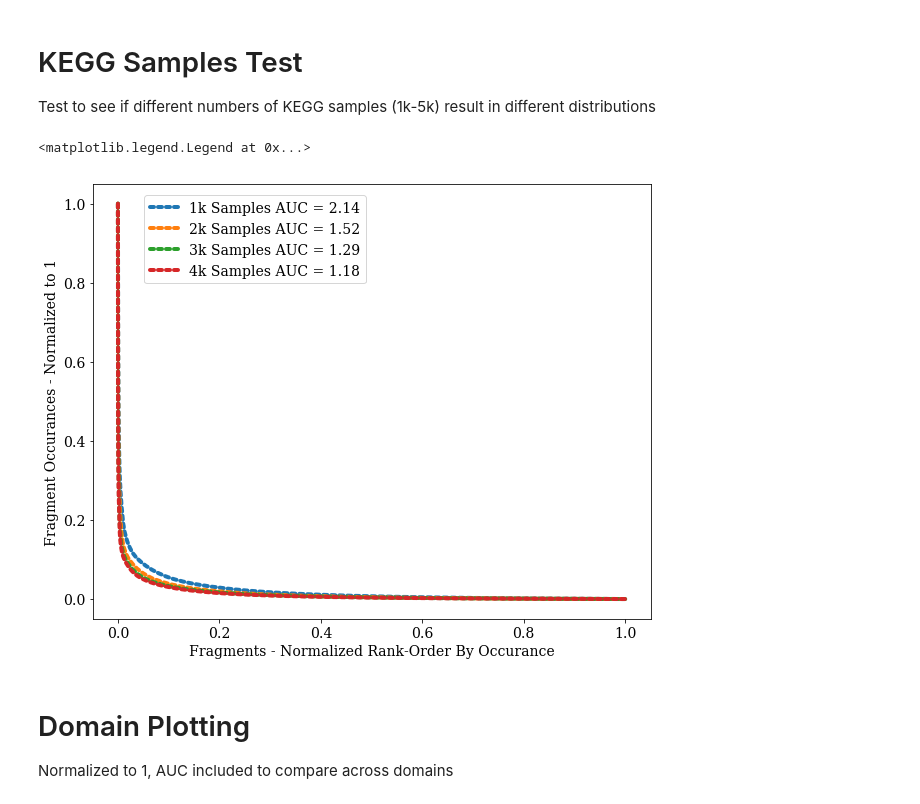
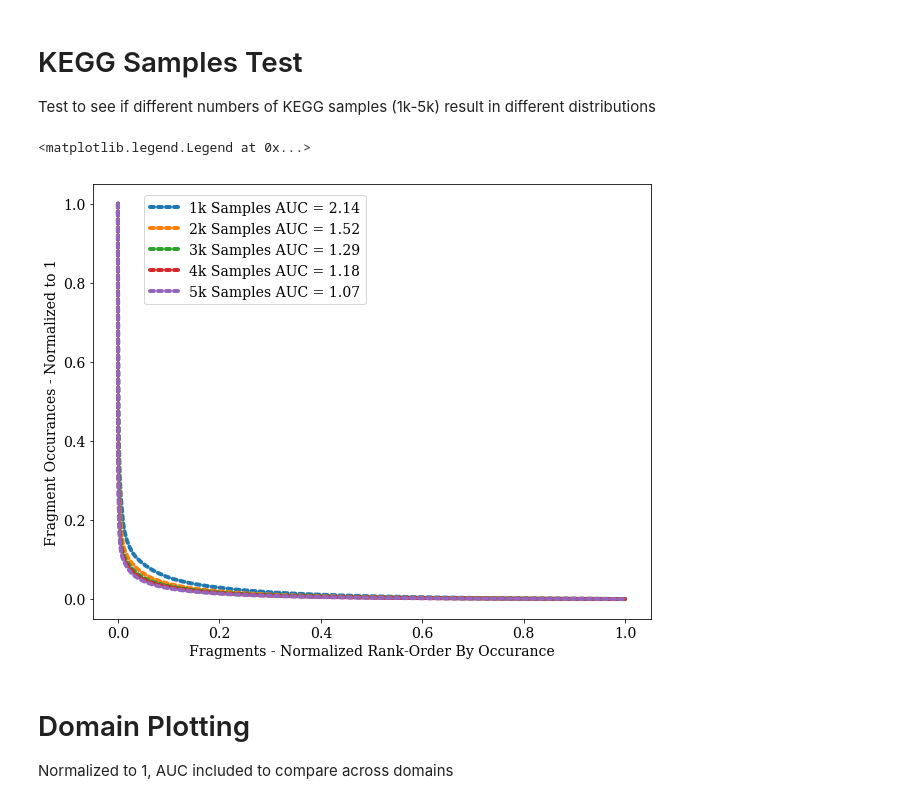
Before and after one commit to jfmalloy1/ChemAsLanguage, a Jupyter notebook: Fragments/fragment_plotting.ipynb, the cells around one changed output. Drawn from its saved outputs; the diff is of its cells as text; code cells hidden in the pictures.

```diff
--- a/Fragments/fragment_plotting.ipynb
+++ b/Fragments/fragment_plotting.ipynb
@@ -36,36 +36,38 @@ onek_fp = "Biology/Data/KEGG_Samples/KEGG_fragments_1000cpds_occurances.csv"
 twok_fp = "Biology/Data/KEGG_Samples/KEGG_fragments_2000cpds_occurances.csv"
 threek_fp = "Biology/Data/KEGG_Samples/KEGG_fragments_3000cpds_occurances.csv"
 fourk_fp = "Biology/Data/KEGG_Samples/KEGG_fragments_4000cpds_occurances.csv"
+fivek_fp = "Biology/Data/KEGG_Samples/KEGG_fragments_5000cpds_occurances.csv"
 sample_labels = {"Biology/Data/KEGG_Samples/KEGG_fragments_1000cpds_occurances.csv": "1k Samples",
                 "Biology/Data/KEGG_Samples/KEGG_fragments_2000cpds_occurances.csv": "2k Samples",
                 "Biology/Data/KEGG_Samples/KEGG_fragments_3000cpds_occurances.csv": "3k Samples",
-                "Biology/Data/KEGG_Samples/KEGG_fragments_4000cpds_occurances.csv": "4k Samples"}
+                "Biology/Data/KEGG_Samples/KEGG_fragments_4000cpds_occurances.csv": "4k Samples",
+                "Biology/Data/KEGG_Samples/KEGG_fragments_5000cpds_occurances.csv": "5k Samples"}
 # %%
 plt.rcParams.update({"font.size":14})
 plt.rcParams.update({"font.family":"serif"})
 
 plt.figure(figsize=(10,8))
-for fp in [onek_fp, twok_fp, threek_fp, fourk_fp]:
+for fp in [onek_fp, twok_fp, threek_fp, fourk_fp, fivek_fp]:
     df = pd.read_csv(fp)
     occurances = df["Occurances"].tolist()
 
     #x & y vals, all normalized to 1
     yvals = sorted(list(map(int, occurances)), reverse=True)
     yvals = minmax_scale(yvals) #Normalize yvals to 1
     xvals = np.linspace(0, 1, num=len(yvals))
 
     #AUC calculations
     area = np.trapz(yvals, dx=xvals[1])
 
     #NOTE: AUC MULTIPLIED BY 100
     plt.plot(xvals, yvals, linewidth=4, linestyle = "-", dashes=(1, 1.),
              dash_capstyle="round", label=sample_labels[fp] + " AUC = " + str(round(area*100,2)))
 plt.ylabel("Fragment Occurances - Normalized to 1")
 plt.xlabel("Fragments - Normalized Rank-Order By Occurance")
 plt.legend(bbox_to_anchor=(0.08, 0.99))
 # %% [output]
 <matplotlib.legend.Legend at 0x...>
-[figure, old version]
+[figure, new version]
 # %% [markdown]
 # Domain Plotting
 
```
Also changed, not shown: 3 other files.
